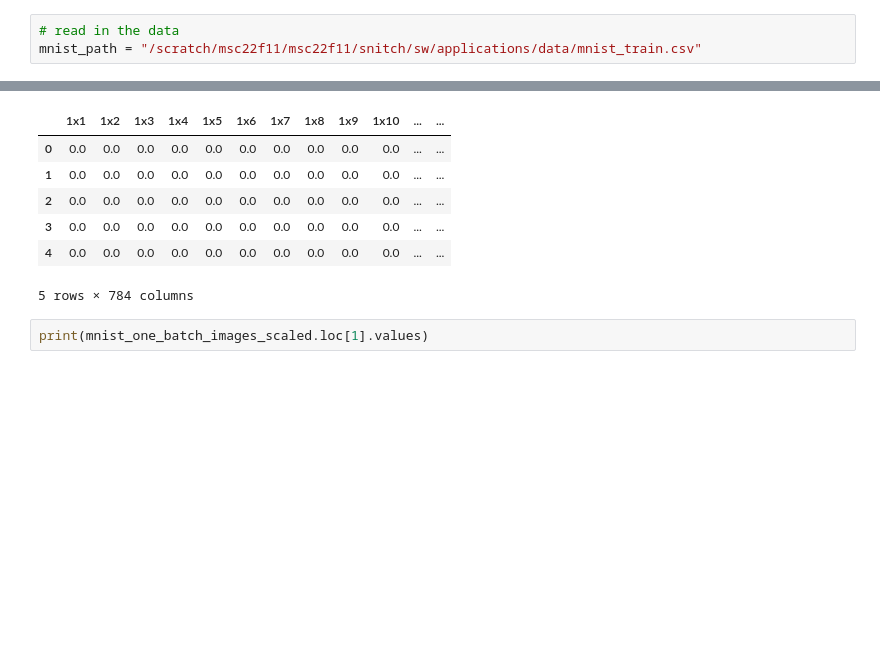
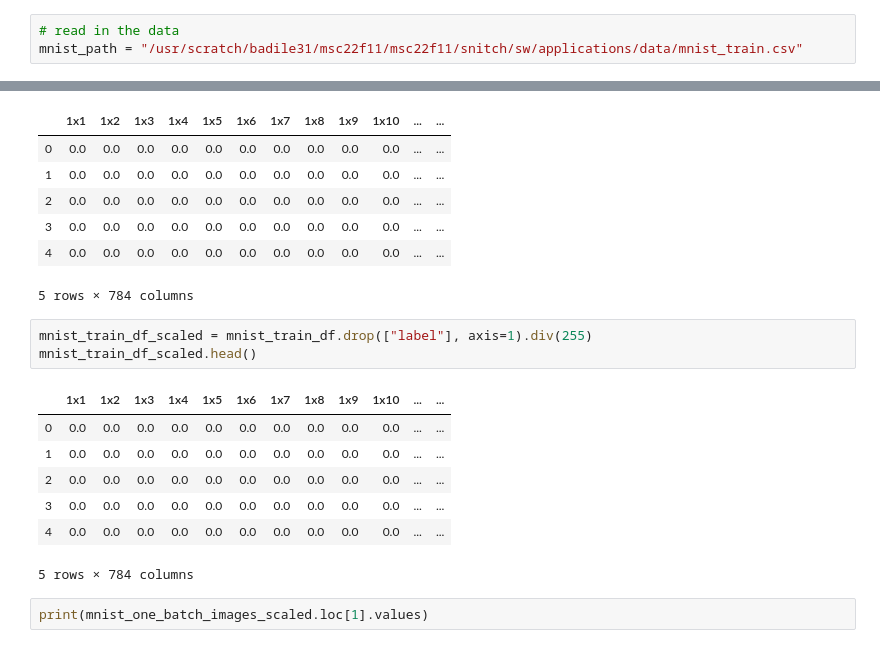
Before and after one commit to viv-eth/snitch, a Jupyter notebook: sw/applications/src/dram_preload.ipynb, the cells around one changed output, grey strips where cells are left out. Saved outputs shown, nothing was run; the diff lists cells and outputs as text; blank space fills up the shorter version.

```diff
--- a/sw/applications/src/dram_preload.ipynb
+++ b/sw/applications/src/dram_preload.ipynb
@@ -3,7 +3,7 @@
 import pandas as pd
 # %%
 # read in the data
-mnist_path = "/scratch/msc22f11/msc22f11/snitch/sw/applications/data/mnist_train.csv"
+mnist_path = "/usr/scratch/badile31/msc22f11/msc22f11/snitch/sw/applications/data/mnist_train.csv"
 # %%
 mnist_train_df = pd.read_csv(mnist_path)
 # %%
@@ -52,6 +52,17 @@ mnist_one_batch_images_scaled.head()
 | 3 | 0.0 | 0.0 | 0.0 | 0.0 | 0.0 | 0.0 | 0.0 | 0.0 | 0.0 | 0.0 | ... | ... |
 | 4 | 0.0 | 0.0 | 0.0 | 0.0 | 0.0 | 0.0 | 0.0 | 0.0 | 0.0 | 0.0 | ... | ... |
 5 rows × 784 columns
+# %%
+mnist_train_df_scaled = mnist_train_df.drop(["label"], axis=1).div(255)
+mnist_train_df_scaled.head()
+# %% [output]
+|  | 1x1 | 1x2 | 1x3 | 1x4 | 1x5 | 1x6 | 1x7 | 1x8 | 1x9 | 1x10 | ... | ... |
+| 0 | 0.0 | 0.0 | 0.0 | 0.0 | 0.0 | 0.0 | 0.0 | 0.0 | 0.0 | 0.0 | ... | ... |
+| 1 | 0.0 | 0.0 | 0.0 | 0.0 | 0.0 | 0.0 | 0.0 | 0.0 | 0.0 | 0.0 | ... | ... |
+| 2 | 0.0 | 0.0 | 0.0 | 0.0 | 0.0 | 0.0 | 0.0 | 0.0 | 0.0 | 0.0 | ... | ... |
+| 3 | 0.0 | 0.0 | 0.0 | 0.0 | 0.0 | 0.0 | 0.0 | 0.0 | 0.0 | 0.0 | ... | ... |
+| 4 | 0.0 | 0.0 | 0.0 | 0.0 | 0.0 | 0.0 | 0.0 | 0.0 | 0.0 | 0.0 | ... | ... |
+5 rows × 784 columns
 # %%
 print(mnist_one_batch_images_scaled.loc[1].values)
 # %% [output]
```
Also changed, not shown: parts of 4 cells of this notebook.
